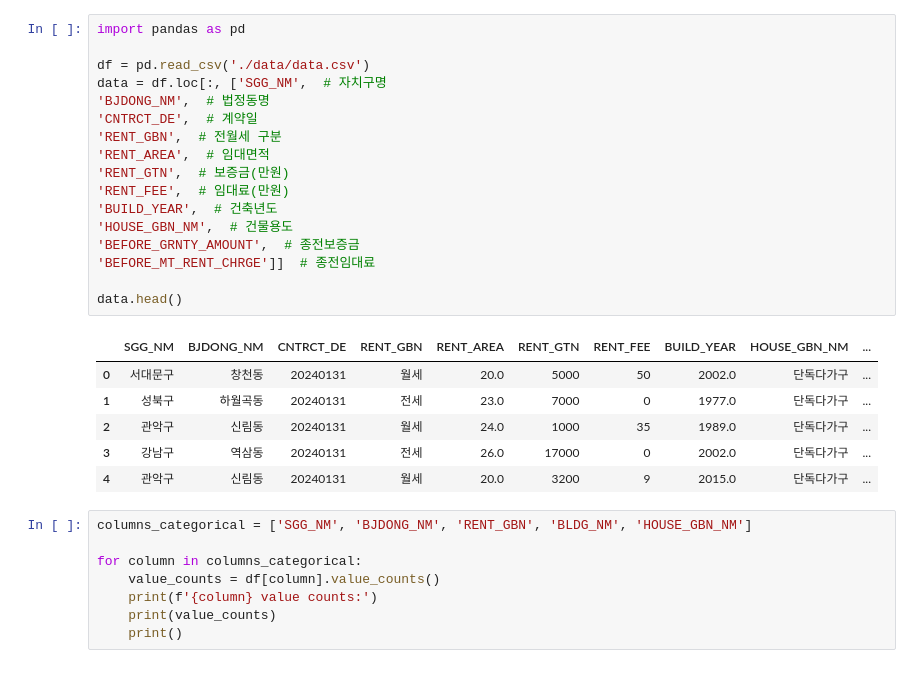
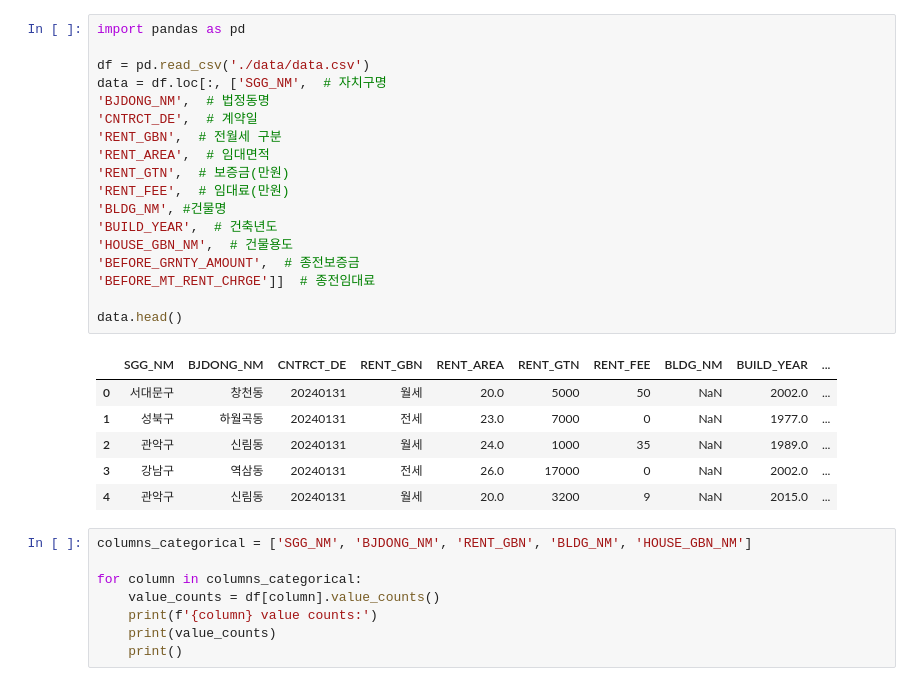
Before and after one commit to JG-Park/apiproject2402, a Jupyter notebook: Untitled.ipynb, the cells around one changed output. Drawn from its saved outputs; the diff is of its cells as text.

```diff
--- a/Untitled.ipynb
+++ b/Untitled.ipynb
@@ -1,27 +1,28 @@
 # %%
 import pandas as pd
 
 df = pd.read_csv('./data/data.csv')
 data = df.loc[:, ['SGG_NM',  # 자치구명
 'BJDONG_NM',  # 법정동명
 'CNTRCT_DE',  # 계약일
 'RENT_GBN',  # 전월세 구분
 'RENT_AREA',  # 임대면적
 'RENT_GTN',  # 보증금(만원)
 'RENT_FEE',  # 임대료(만원)
+'BLDG_NM', #건물명
 'BUILD_YEAR',  # 건축년도
 'HOUSE_GBN_NM',  # 건물용도
 'BEFORE_GRNTY_AMOUNT',  # 종전보증금
 'BEFORE_MT_RENT_CHRGE']]  # 종전임대료
 
 data.head()
 # %% [output]
-|  | SGG_NM | BJDONG_NM | CNTRCT_DE | RENT_GBN | RENT_AREA | RENT_GTN | RENT_FEE | BUILD_YEAR | HOUSE_GBN_NM | ... |
-| 0 | 서대문구 | 창천동 | 20240131 | 월세 | 20.0 | 5000 | 50 | 2002.0 | 단독다가구 | ... |
-| 1 | 성북구 | 하월곡동 | 20240131 | 전세 | 23.0 | 7000 | 0 | 1977.0 | 단독다가구 | ... |
-| 2 | 관악구 | 신림동 | 20240131 | 월세 | 24.0 | 1000 | 35 | 1989.0 | 단독다가구 | ... |
-| 3 | 강남구 | 역삼동 | 20240131 | 전세 | 26.0 | 17000 | 0 | 2002.0 | 단독다가구 | ... |
-| 4 | 관악구 | 신림동 | 20240131 | 월세 | 20.0 | 3200 | 9 | 2015.0 | 단독다가구 | ... |
+|  | SGG_NM | BJDONG_NM | CNTRCT_DE | RENT_GBN | RENT_AREA | RENT_GTN | RENT_FEE | BLDG_NM | BUILD_YEAR | ... |
+| 0 | 서대문구 | 창천동 | 20240131 | 월세 | 20.0 | 5000 | 50 | NaN | 2002.0 | ... |
+| 1 | 성북구 | 하월곡동 | 20240131 | 전세 | 23.0 | 7000 | 0 | NaN | 1977.0 | ... |
+| 2 | 관악구 | 신림동 | 20240131 | 월세 | 24.0 | 1000 | 35 | NaN | 1989.0 | ... |
+| 3 | 강남구 | 역삼동 | 20240131 | 전세 | 26.0 | 17000 | 0 | NaN | 2002.0 | ... |
+| 4 | 관악구 | 신림동 | 20240131 | 월세 | 20.0 | 3200 | 9 | NaN | 2015.0 | ... |
 # %%
 columns_categorical = ['SGG_NM', 'BJDONG_NM', 'RENT_GBN', 'BLDG_NM', 'HOUSE_GBN_NM']
 
```
Also changed, not shown: parts of 3 cells of this notebook, 3 other files.
